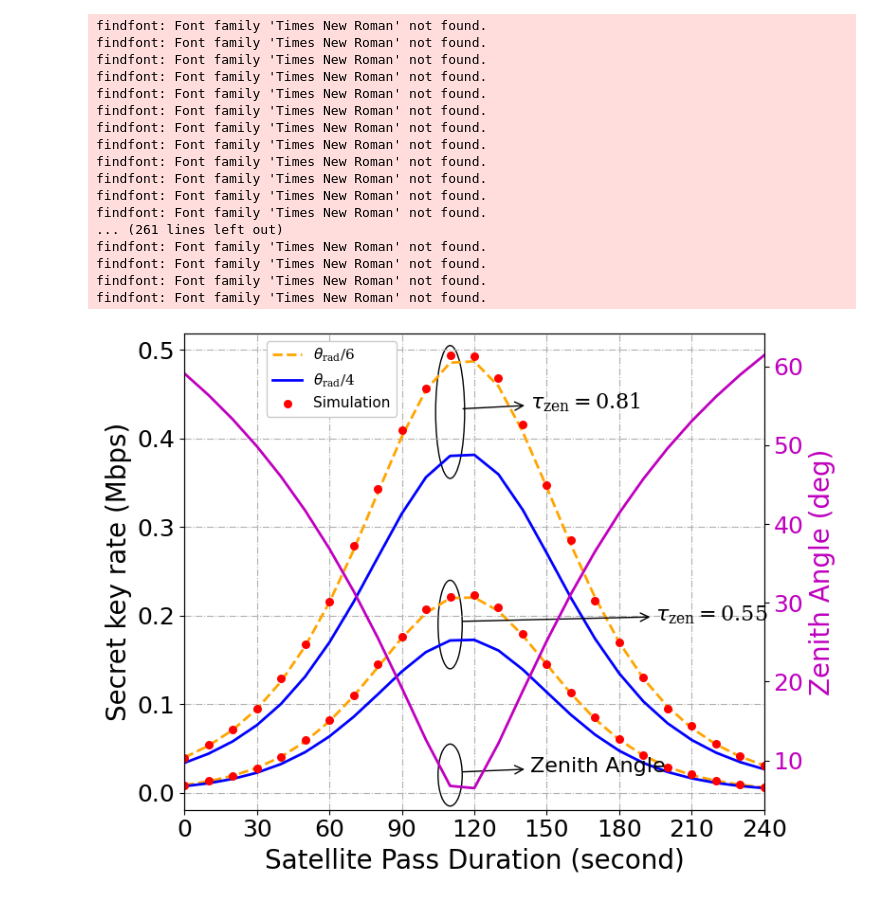
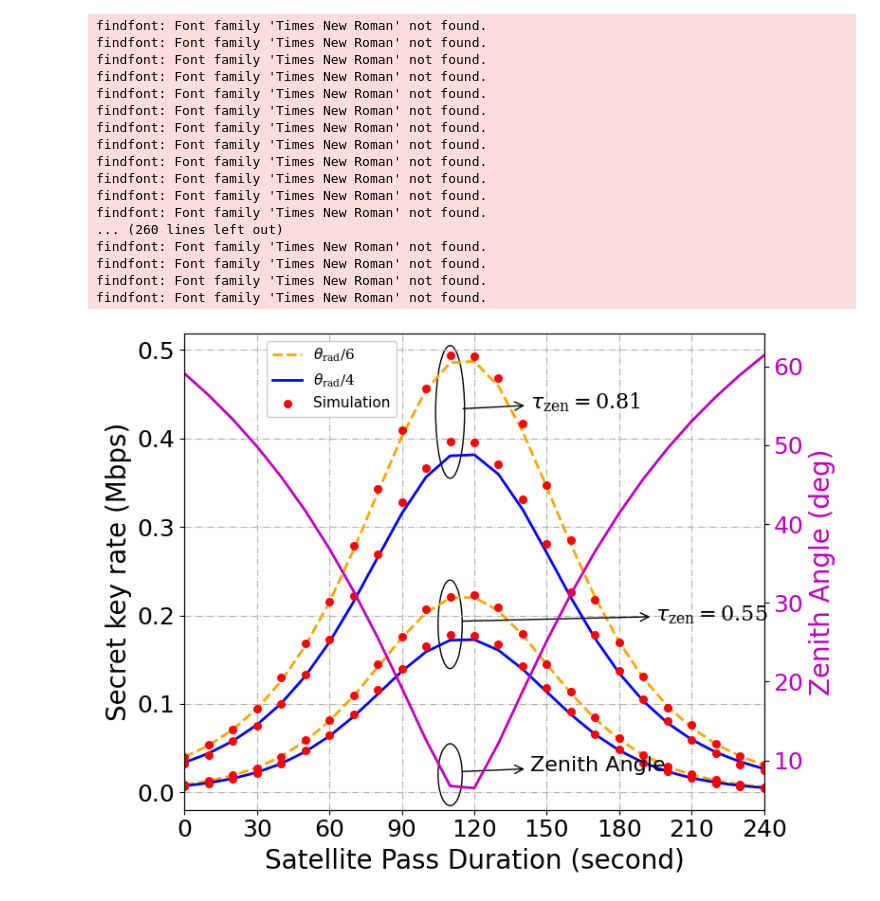
Before and after one commit to takkiiiiiiiii/BBM92_Simulatior, a Jupyter notebook: src/skr_satellite_pass_yudai/plot_fig_new.ipynb, the cells around one changed output. Drawn from its saved outputs; the diff is of its cells as text; code cells hidden in the pictures.

```diff
--- a/src/skr_satellite_pass_yudai/plot_fig_new.ipynb
+++ b/src/skr_satellite_pass_yudai/plot_fig_new.ipynb
@@ -61,9 +61,9 @@ for idx in range(len(second)):
 slant_path_bob_lst = slant_path_bob_lst * 1000
 slant_path_alice_lst = slant_path_alice_lst * 1000
 # %%
-qber_simul = np.load('results/qber_siml_bbm92_test1_n_s05_v99.npy')
+qber_simul = np.load('results/qber_siml_bbm92_test1_n_s05_v2.npy')
 skr_simul = np.load('results/skr_siml_bbm92_test1_n_s05_v2.npy')
-
+skr_simul_jitter4 = np.load('results/skr_siml_bbm92_test1_yudai_n_s05_jitter4.npy')
 # qber_analysis = np.load('results/qber_analysis_bbm92_test1_n_s05.npy')
 
 qber_analysis = np.load('results/qber_analysis_bbm92_test1_yudai_n_s05.npy')
@@ -162,6 +162,10 @@ ax1.plot(t, skr_analysis_jitter4[2][:]/10**6, ls='-', c='blue')
 ax1.scatter(t, skr_simul[0][:]/10**6, marker='o', c='red', s=30, linewidths=1, zorder=2, label='Simulation')
 # ax1.scatter(t, skr_simul[1][:]/10**6, marker='o', c='red', s=30, linewidths=1, zorder=2)
 ax1.scatter(t, skr_simul[2][:]/10**6, marker='o', c='red', s=30, linewidths=1, zorder=2)
+
+ax1.scatter(t, skr_simul_jitter4[0][:]/10**6, marker='o', c='red', s=30, linewidths=1, zorder=2)
+
+ax1.scatter(t, skr_simul_jitter4[1][:]/10**6, marker='o', c='red', s=30, linewidths=1, zorder=2)
 
 ax1.set_xlabel(r'Satellite Pass Duration (second)')
 ax1.set_ylabel(r"Secret key rate (Mbps)")
@@ -222,33 +226,33 @@ ax2.tick_params(axis='y', labelcolor='m')
 
 lines1, labels1 = ax1.get_legend_handles_labels()
 lines2, labels2 = ax2.get_legend_handles_labels()
 ax1.legend(
     lines1 + lines2,
     labels1 + labels2,
     loc='upper left',
     bbox_to_anchor=(0.13, 1.0),
     fontsize=11)
 
 ax1.grid()
 plt.tight_layout()
 _ = plt.xticks(np.arange(0, 241, 30))
-plt.savefig(f'figure_results/skr_sat_pass_yudai_test2.pdf', format='pdf', bbox_inches="tight")
+plt.savefig(f'figure_results/skr_sat_pass_comp_jitter.pdf', format='pdf', bbox_inches="tight")
 # %% [output]
 findfont: Font family 'Times New Roman' not found.
 findfont: Font family 'Times New Roman' not found.
 findfont: Font family 'Times New Roman' not found.
 findfont: Font family 'Times New Roman' not found.
 findfont: Font family 'Times New Roman' not found.
 findfont: Font family 'Times New Roman' not found.
 findfont: Font family 'Times New Roman' not found.
 findfont: Font family 'Times New Roman' not found.
 findfont: Font family 'Times New Roman' not found.
 findfont: Font family 'Times New Roman' not found.
 findfont: Font family 'Times New Roman' not found.
 findfont: Font family 'Times New Roman' not found.
-... (261 lines left out)
+... (260 lines left out)
 findfont: Font family 'Times New Roman' not found.
 findfont: Font family 'Times New Roman' not found.
 findfont: Font family 'Times New Roman' not found.
 findfont: Font family 'Times New Roman' not found.
-[figure, old version]
+[figure, new version]
```
Also changed, not shown: parts of 1 cell of this notebook, 8 other files.
